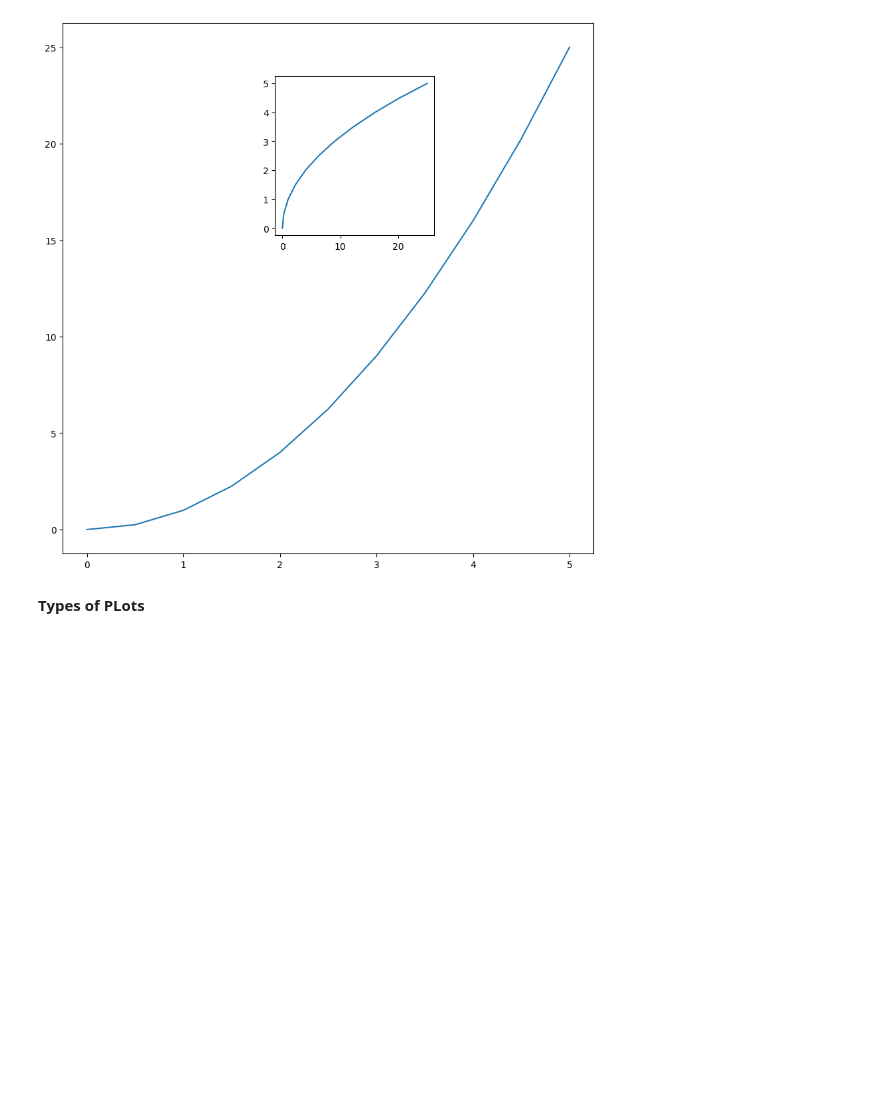
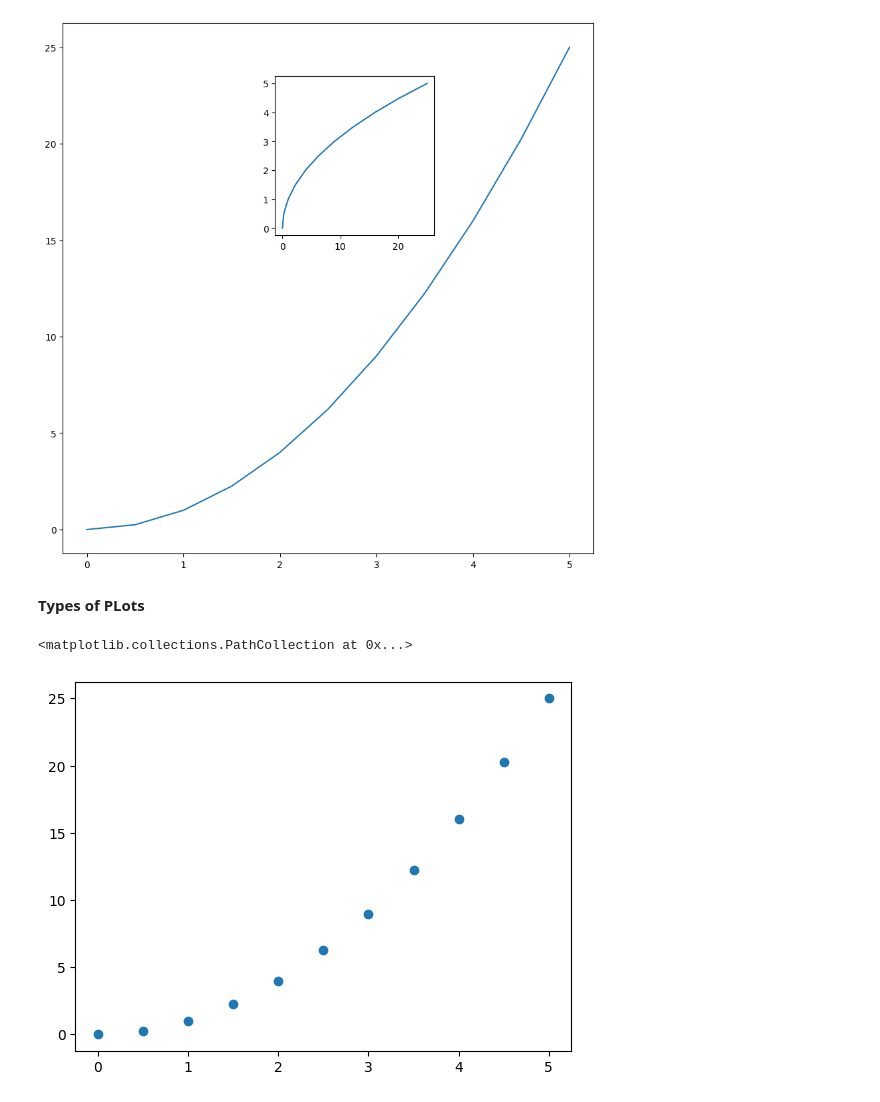
Before and after one commit to pranshulab/Data_science_journey, a Jupyter notebook: DataVisualization/Matplotlib.ipynb, the cells around one changed output. Cells and saved outputs as stored; diff of their text form; code cells hidden in the pictures; blank space fills up the shorter version.

```diff
--- a/DataVisualization/Matplotlib.ipynb
+++ b/DataVisualization/Matplotlib.ipynb
@@ -68,3 +68,8 @@ axis2.plot(y,x)
 [figure]
 # %% [markdown]
 **Types of PLots**
+# %%
+plt.scatter(x,y)
+# %% [output]
+<matplotlib.collections.PathCollection at 0x...>
+[figure, added]
```
Also changed, not shown: parts of 12 cells of this notebook.
